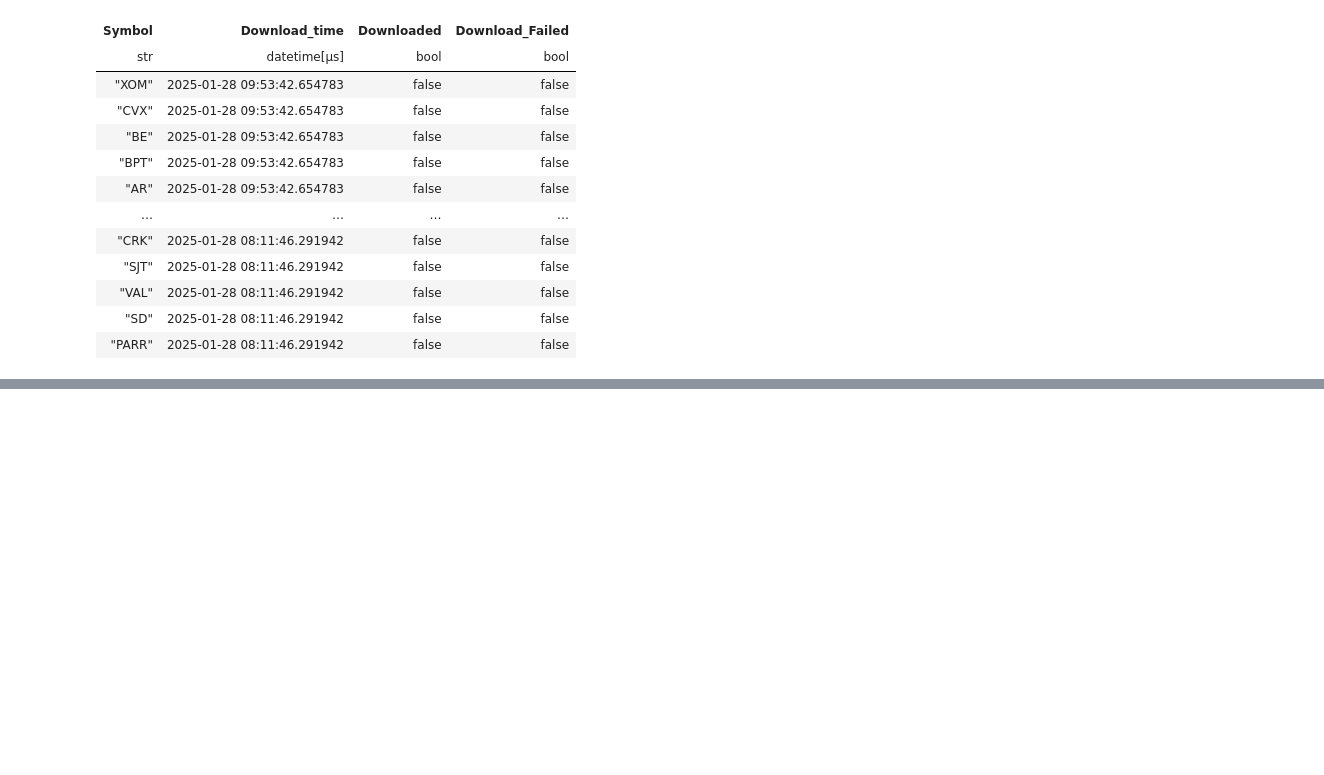
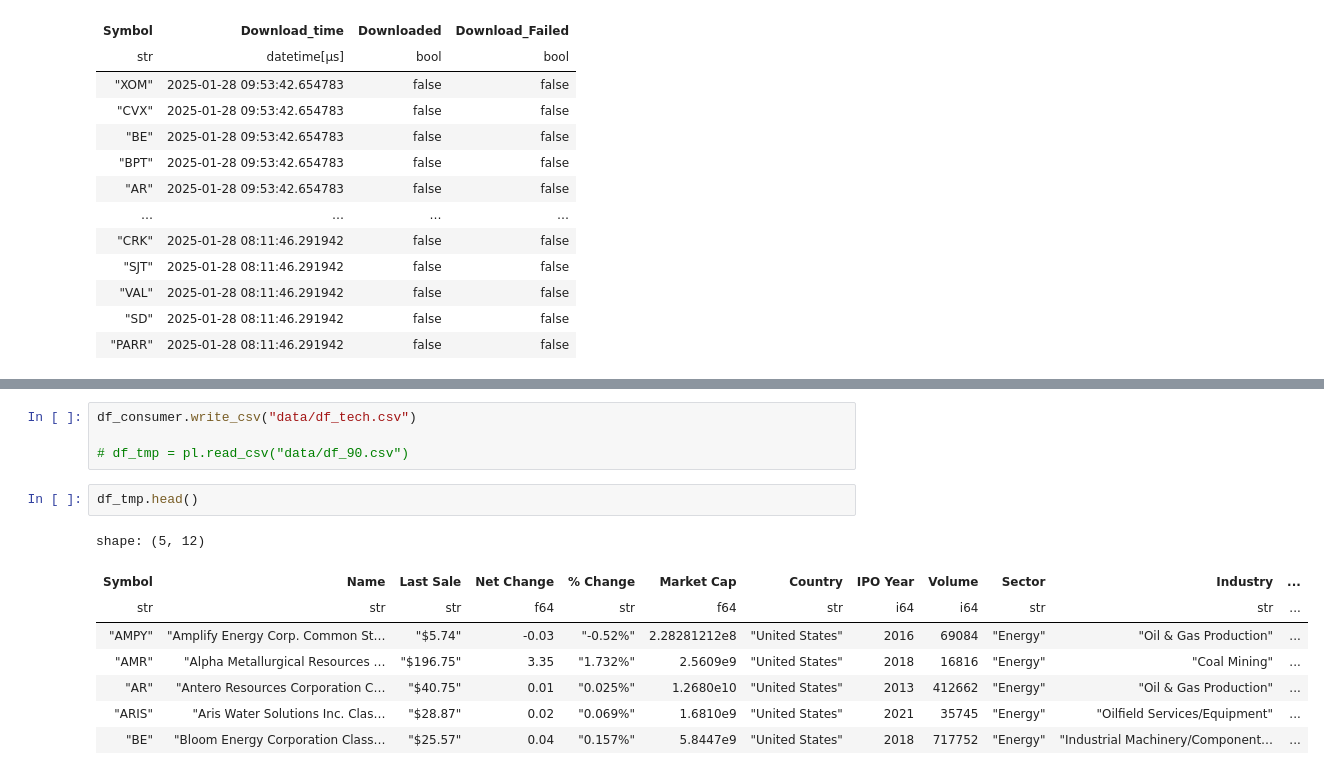
Before and after one commit to ttoe05/tt-investment-analysis, a Jupyter notebook: src/DB_check.ipynb, the cells around one changed output, grey strips where cells are left out. Saved outputs shown, nothing was run; the diff lists cells and outputs as text; blank space fills up the shorter version.

```diff
--- a/src/DB_check.ipynb
+++ b/src/DB_check.ipynb
@@ -138,0 +199,15 @@ shape: (26, 4)
+# %%
+df_consumer.write_csv("data/df_tech.csv")
+
+# df_tmp = pl.read_csv("data/df_90.csv")
+# %%
+df_tmp.head()
+# %% [output]
+shape: (5, 12)
+| Symbol | Name | Last Sale | Net Change | % Change | Market Cap | Country | IPO Year | Volume | Sector | Industry | ... |
+| str | str | str | f64 | str | f64 | str | i64 | i64 | str | str | ... |
+| "AMPY" | "Amplify Energy Corp. Common St… | "$5.74" | -0.03 | "-0.52%" | 2.28281212e8 | "United States" | 2016 | 69084 | "Energy" | "Oil & Gas Production" | ... |
+| "AMR" | "Alpha Metallurgical Resources … | "$196.75" | 3.35 | "1.732%" | 2.5609e9 | "United States" | 2018 | 16816 | "Energy" | "Coal Mining" | ... |
+| "AR" | "Antero Resources Corporation C… | "$40.75" | 0.01 | "0.025%" | 1.2680e10 | "United States" | 2013 | 412662 | "Energy" | "Oil & Gas Production" | ... |
+| "ARIS" | "Aris Water Solutions Inc. Clas… | "$28.87" | 0.02 | "0.069%" | 1.6810e9 | "United States" | 2021 | 35745 | "Energy" | "Oilfield Services/Equipment" | ... |
+| "BE" | "Bloom Energy Corporation Class… | "$25.57" | 0.04 | "0.157%" | 5.8447e9 | "United States" | 2018 | 717752 | "Energy" | "Industrial Machinery/Component… | ... |
```
Also changed, not shown: parts of 9 cells of this notebook, 7 other files.
